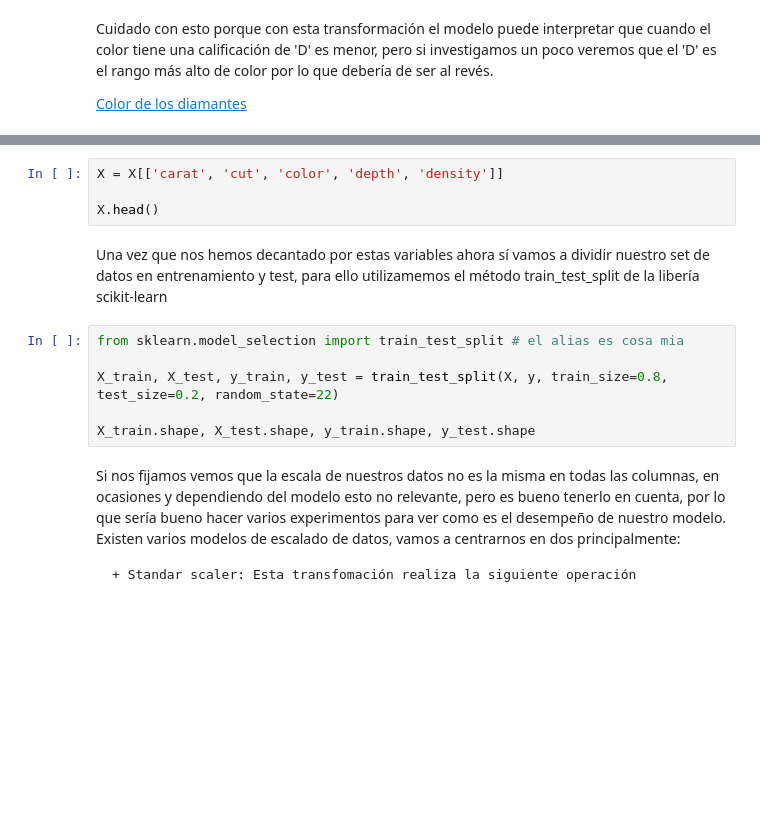
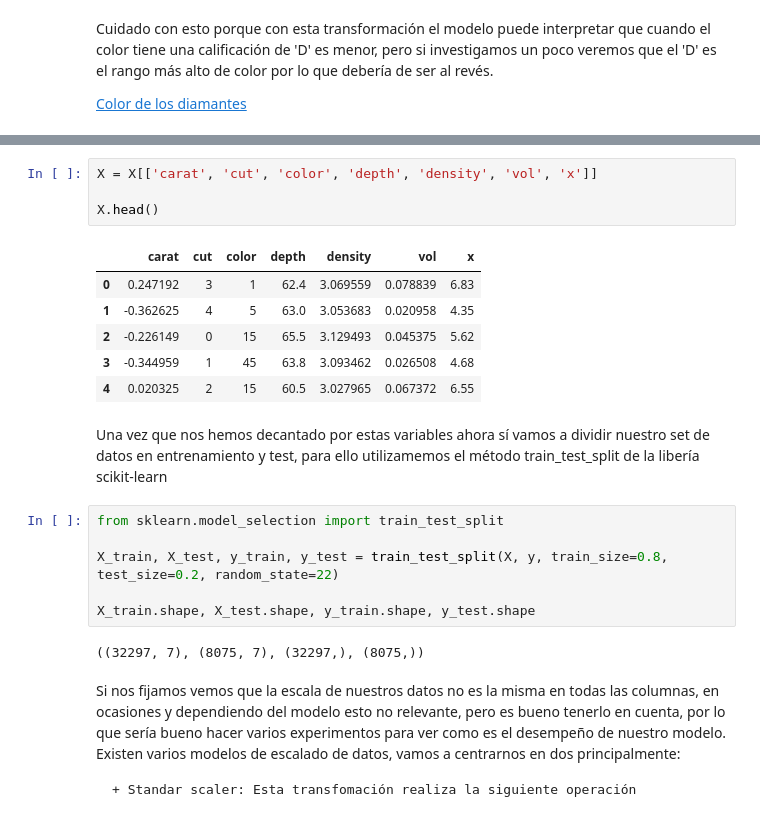
Before and after one commit to paulaanb/Apuntes-de-Clase, a Jupyter notebook: Apuntes Clase/Week_5/Day_1/Intro ML.ipynb, the cells around one changed output, grey strips where cells are left out. Cells and saved outputs as stored; diff of their text form; blank space fills up the shorter version.

```diff
--- a/Apuntes Clase/Week_5/Day_1/Intro ML.ipynb
+++ b/Apuntes Clase/Week_5/Day_1/Intro ML.ipynb
@@ -321,15 +458,24 @@ sns.heatmap(X.corr(),
 # %%
-X = X[['carat', 'cut', 'color', 'depth', 'density']]
+X = X[['carat', 'cut', 'color', 'depth', 'density', 'vol', 'x']]
 
 X.head()
+# %% [output]
+|  | carat | cut | color | depth | density | vol | x |
+| 0 | 0.247192 | 3 | 1 | 62.4 | 3.069559 | 0.078839 | 6.83 |
+| 1 | -0.362625 | 4 | 5 | 63.0 | 3.053683 | 0.020958 | 4.35 |
+| 2 | -0.226149 | 0 | 15 | 65.5 | 3.129493 | 0.045375 | 5.62 |
+| 3 | -0.344959 | 1 | 45 | 63.8 | 3.093462 | 0.026508 | 4.68 |
+| 4 | 0.020325 | 2 | 15 | 60.5 | 3.027965 | 0.067372 | 6.55 |
 # %% [markdown]
 Una vez que nos hemos decantado por estas variables ahora sí vamos a dividir nuestro set de datos en entrenamiento y test, para ello utilizamemos el método train_test_split de la libería scikit-learn
 # %%
-from sklearn.model_selection import train_test_split # el alias es cosa mia
+from sklearn.model_selection import train_test_split
 
 X_train, X_test, y_train, y_test = train_test_split(X, y, train_size=0.8, test_size=0.2, random_state=22)
 
 X_train.shape, X_test.shape, y_train.shape, y_test.shape
+# %% [output]
+((32297, 7), (8075, 7), (32297,), (8075,))
 # %% [markdown]
 Si nos fijamos vemos que la escala de nuestros datos no es la misma en todas las columnas, en ocasiones y dependiendo del modelo esto no relevante, pero es bueno tenerlo en cuenta, por lo que sería bueno hacer varios experimentos para ver como es el desempeño de nuestro modelo.
 Existen varios modelos de escalado de datos, vamos a centrarnos en dos principalmente:
```
Also changed, not shown: parts of 42 cells of this notebook, 2 other files.
